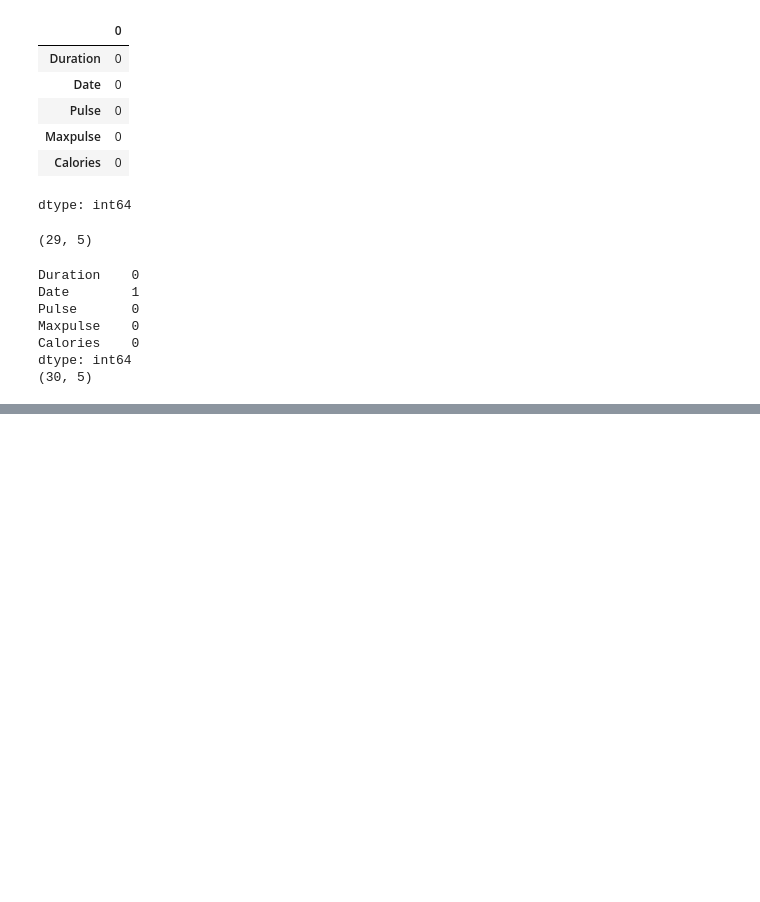
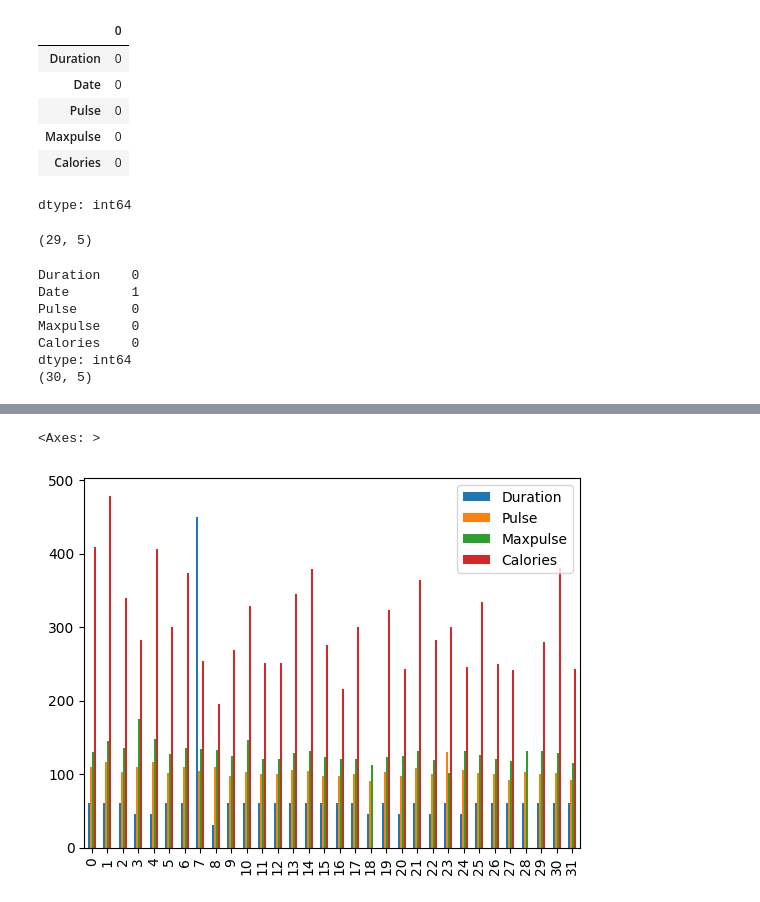
Before and after one commit to VaishaliChauhanCCTB/demo2, a Jupyter notebook: EDA.ipynb, the cells around one changed output, grey strips where cells are left out. Saved outputs shown, nothing was run; the diff lists cells and outputs as text; code cells hidden in the pictures; blank space fills up the shorter version.

```diff
--- a/EDA.ipynb
+++ b/EDA.ipynb
@@ -238,0 +268,5 @@ dtype: int64
+# %%
+data.plot(kind='bar')
+# %% [output]
+<Axes: >
+[figure, added]
```
Also changed, not shown: parts of 4 cells of this notebook.
